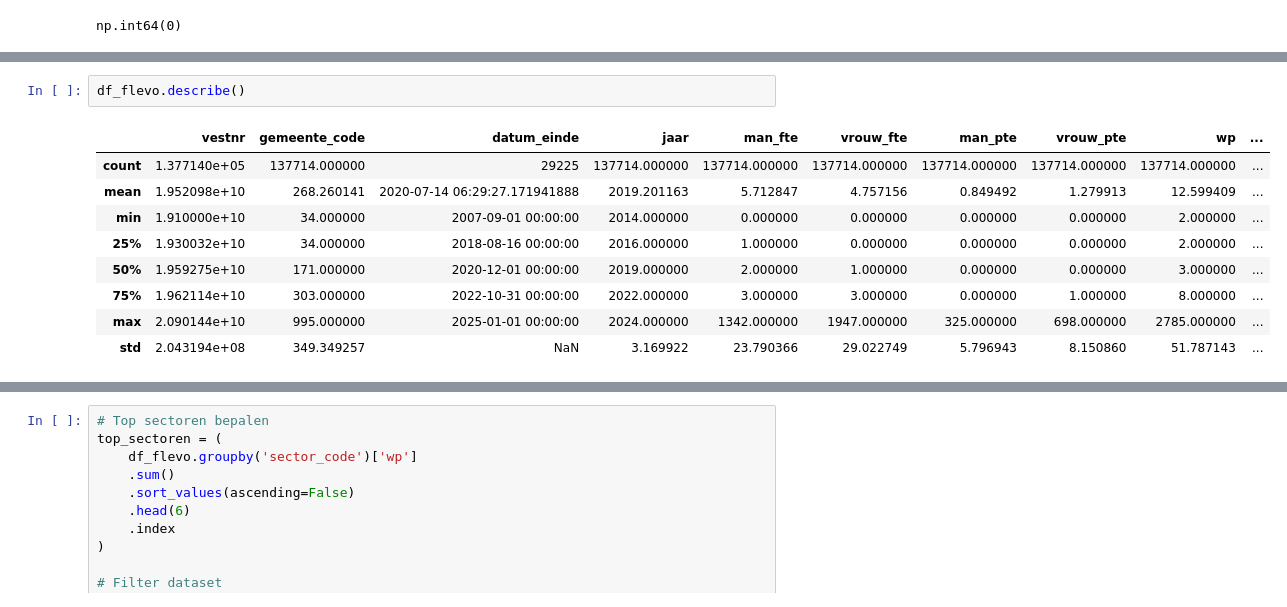
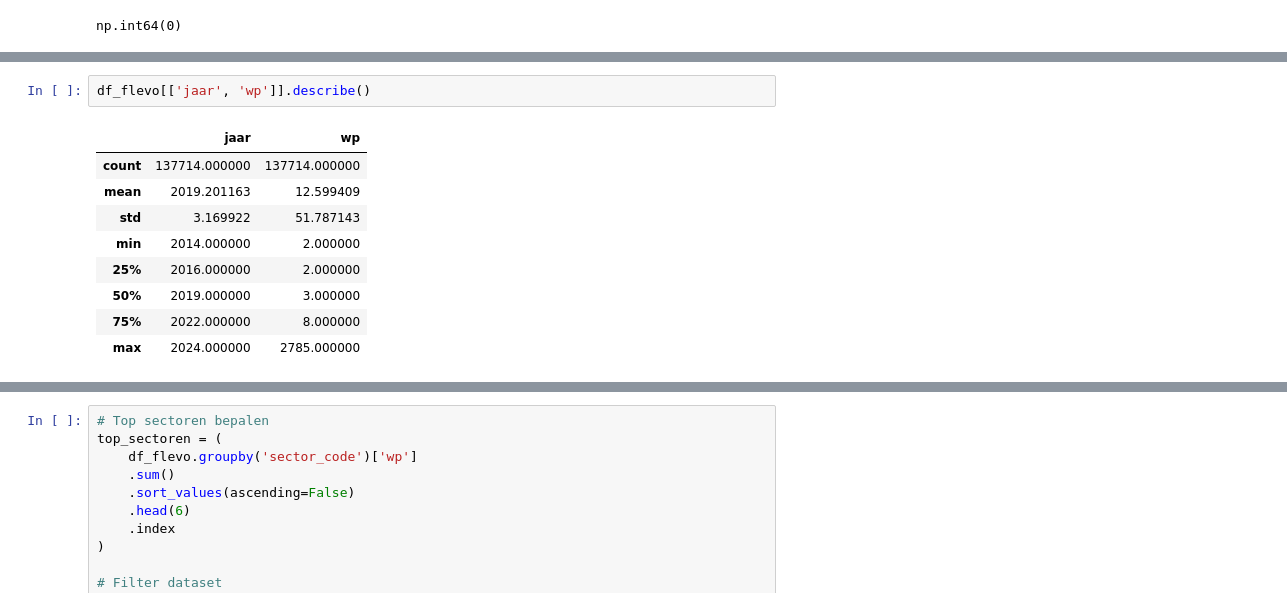
Before and after one commit to Ismael-991/Werkgelegenheid_Provincie_Flevoland, a Jupyter notebook: Notebooks/Individual/Ismael_Notebook.ipynb, the cells around one changed output, grey strips where cells are left out. Saved outputs shown, nothing was run; the diff lists cells and outputs as text.

```diff
--- a/Notebooks/Individual/Ismael_Notebook.ipynb
+++ b/Notebooks/Individual/Ismael_Notebook.ipynb
@@ -276,12 +336,12 @@ de dataset betrouwbaar is voor verdere analyse en aggregati
 # %%
-df_flevo.describe()
+df_flevo[['jaar', 'wp']].describe()
 # %% [output]
-|  | vestnr | gemeente_code | datum_einde | jaar | man_fte | vrouw_fte | man_pte | vrouw_pte | wp | ... |
-| count | 1.377140e+05 | 137714.000000 | 29225 | 137714.000000 | 137714.000000 | 137714.000000 | 137714.000000 | 137714.000000 | 137714.000000 | ... |
-| mean | 1.952098e+10 | 268.260141 | 2020-07-14 06:29:27.171941888 | 2019.201163 | 5.712847 | 4.757156 | 0.849492 | 1.279913 | 12.599409 | ... |
-| min | 1.910000e+10 | 34.000000 | 2007-09-01 00:00:00 | 2014.000000 | 0.000000 | 0.000000 | 0.000000 | 0.000000 | 2.000000 | ... |
-| 25% | 1.930032e+10 | 34.000000 | 2018-08-16 00:00:00 | 2016.000000 | 1.000000 | 0.000000 | 0.000000 | 0.000000 | 2.000000 | ... |
-| 50% | 1.959275e+10 | 171.000000 | 2020-12-01 00:00:00 | 2019.000000 | 2.000000 | 1.000000 | 0.000000 | 0.000000 | 3.000000 | ... |
-| 75% | 1.962114e+10 | 303.000000 | 2022-10-31 00:00:00 | 2022.000000 | 3.000000 | 3.000000 | 0.000000 | 1.000000 | 8.000000 | ... |
-| max | 2.090144e+10 | 995.000000 | 2025-01-01 00:00:00 | 2024.000000 | 1342.000000 | 1947.000000 | 325.000000 | 698.000000 | 2785.000000 | ... |
-| std | 2.043194e+08 | 349.349257 | NaN | 3.169922 | 23.790366 | 29.022749 | 5.796943 | 8.150860 | 51.787143 | ... |
+|  | jaar | wp |
+| count | 137714.000000 | 137714.000000 |
+| mean | 2019.201163 | 12.599409 |
+| std | 3.169922 | 51.787143 |
+| min | 2014.000000 | 2.000000 |
+| 25% | 2016.000000 | 2.000000 |
+| 50% | 2019.000000 | 3.000000 |
+| 75% | 2022.000000 | 8.000000 |
+| max | 2024.000000 | 2785.000000 |
```
Also changed, not shown: parts of 53 cells of this notebook.
